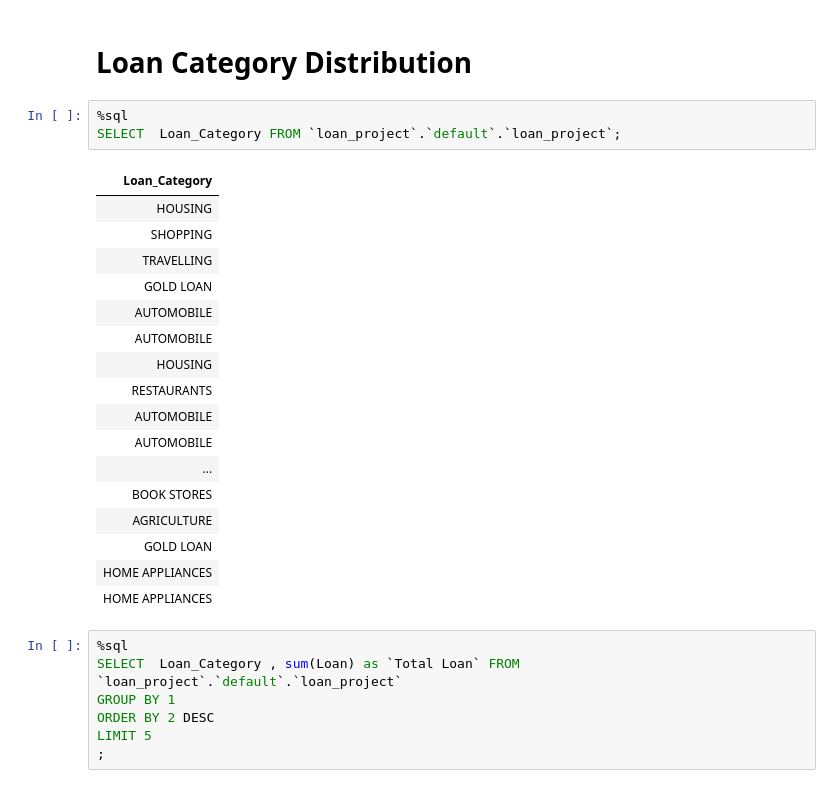
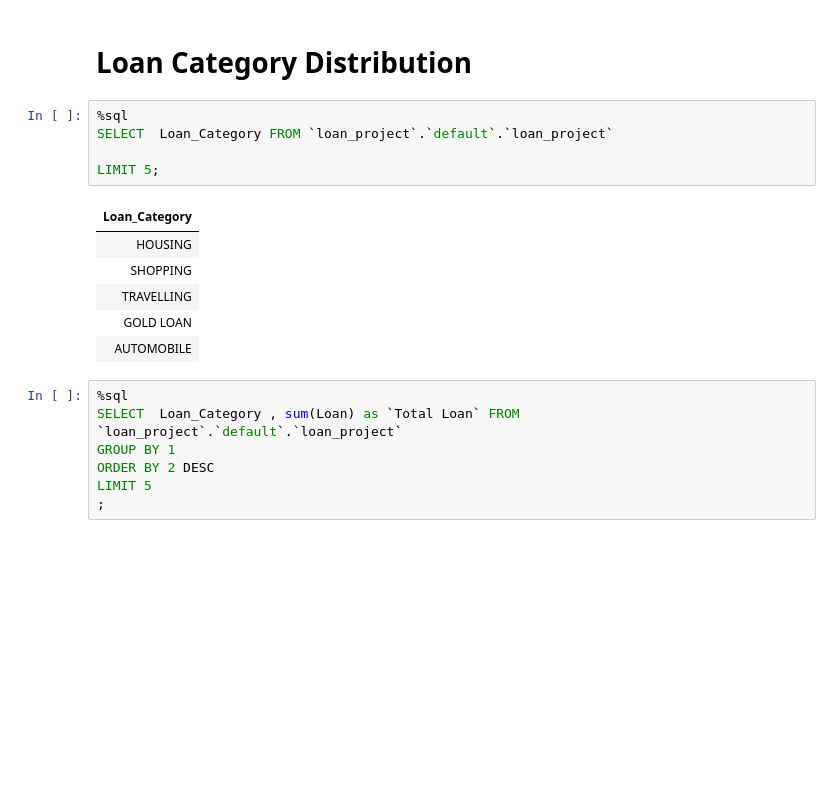
Before and after one commit to omaribrahim12/Loan-Analysing-Databricks-project, a Jupyter notebook: Explore loan_project.default.loan_project.ipynb, the cells around one changed output. Cells and saved outputs as stored; diff of their text form; blank space fills up the shorter version.

```diff
--- a/Explore loan_project.default.loan_project.ipynb
+++ b/Explore loan_project.default.loan_project.ipynb
@@ -123,25 +110,16 @@ Databricks visualization. Run in Databricks to view.
 # Loan Category Distribution
 # %%
 %sql
-SELECT  Loan_Category FROM `loan_project`.`default`.`loan_project`;
+SELECT  Loan_Category FROM `loan_project`.`default`.`loan_project`
+
+LIMIT 5;
 # %% [output]
 | Loan_Category |
 | HOUSING |
 | SHOPPING |
 | TRAVELLING |
 | GOLD LOAN |
 | AUTOMOBILE |
-| AUTOMOBILE |
-| HOUSING |
-| RESTAURANTS |
-| AUTOMOBILE |
-| AUTOMOBILE |
-| ... |
-| BOOK STORES |
-| AGRICULTURE |
-| GOLD LOAN |
-| HOME APPLIANCES |
-| HOME APPLIANCES |
 # %%
 %sql
 SELECT  Loan_Category , sum(Loan) as `Total Loan` FROM `loan_project`.`default`.`loan_project`
```
Also changed, not shown: parts of 3 cells of this notebook, 1 other file.
